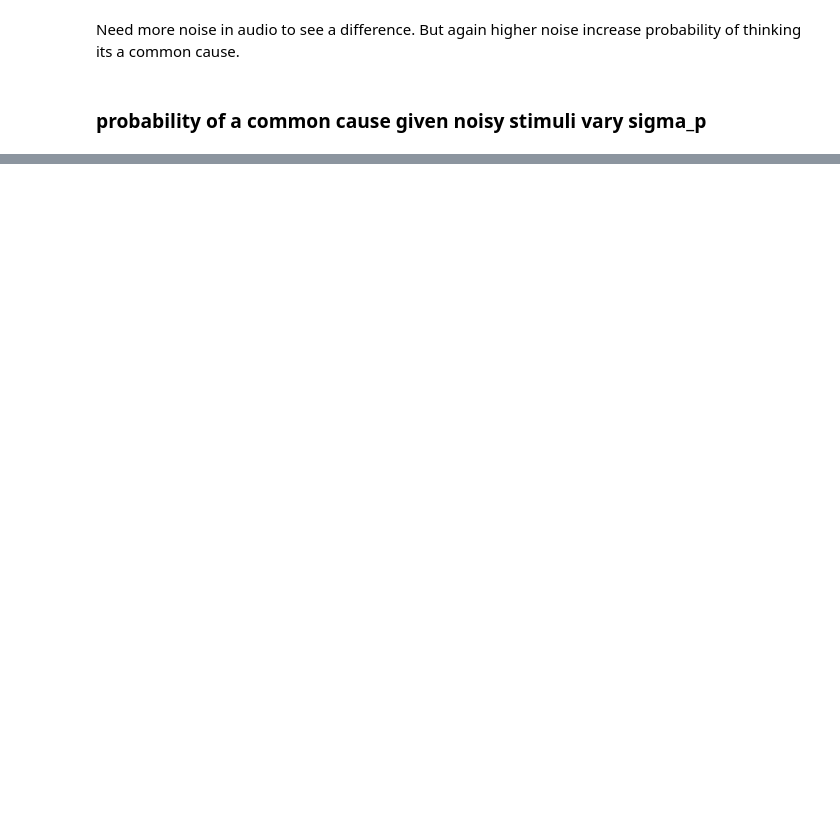
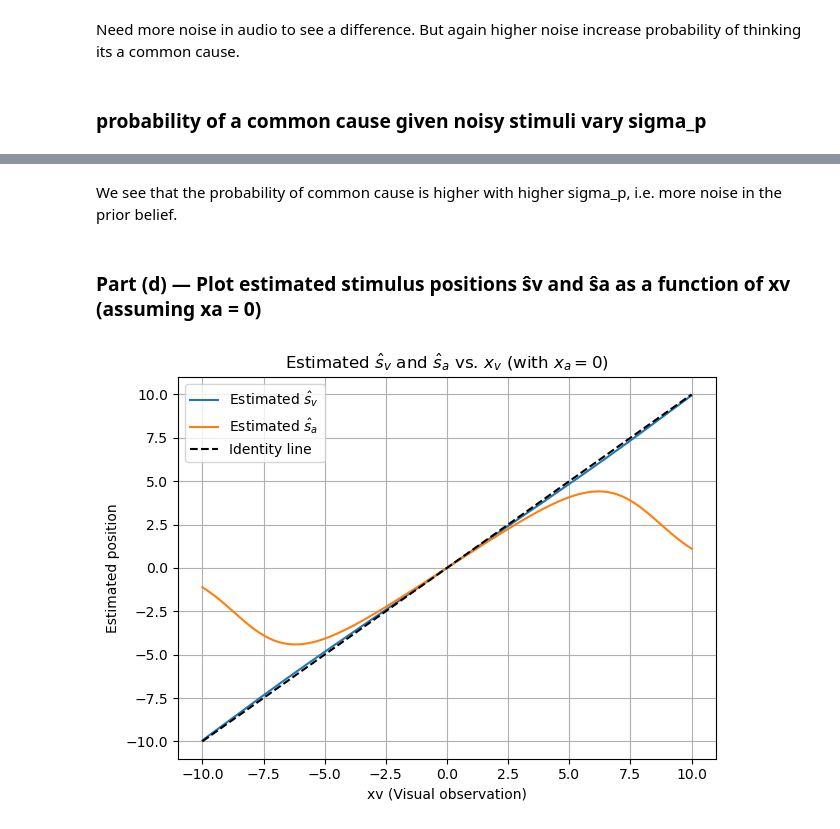
Before and after one commit to Anina2407/Causal-Inference-in-Multisensory-Perception, a Jupyter notebook: msi.ipynb, the cells around one changed output, grey strips where cells are left out. Drawn from its saved outputs; the diff is of its cells as text; code cells hidden in the pictures; blank space fills up the shorter version.

Commit message:
add part d

```diff
--- a/msi.ipynb
+++ b/msi.ipynb
@@ -138,0 +146,4 @@ plt.show()
+# %% [markdown]
+We see that the probability of common cause is higher with higher sigma_p, i.e. more noise in the prior belief.
+# %% [markdown]
+### Part (d) — Plot estimated stimulus positions ŝv and ŝa as a function of xv (assuming xa = 0)
@@ -138,0 +198,6 @@ plt.show()
+# %%
+xv_vals = np.linspace(-10, 10, 200)
+
+plot_estimated_positions(xv_vals, xa=0.0, p_common=p_common, sigma_v=sigma_v, sigma_a=sigma_a, sigma_p=sigma_p, mu_p=mu_p)
+# %% [output]
+[figure, added]
```
Also changed, not shown: parts of 19 cells of this notebook.
